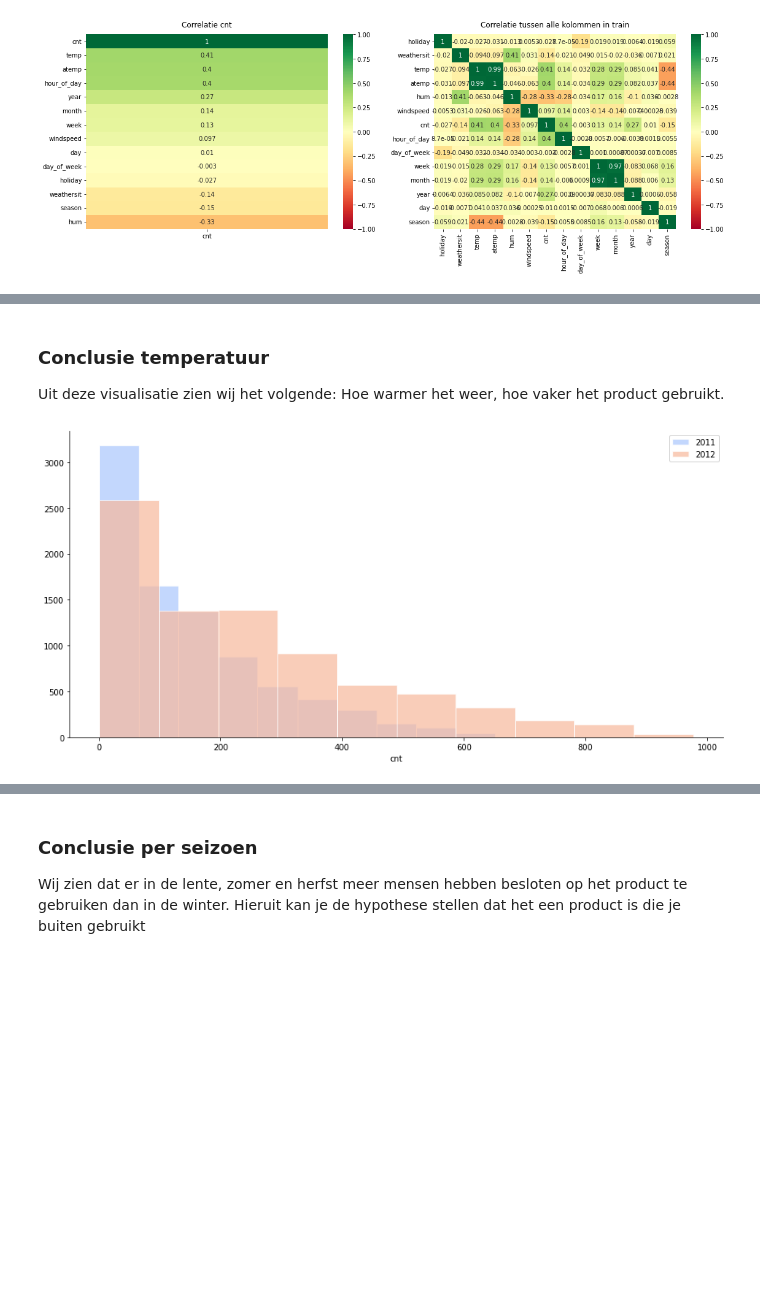
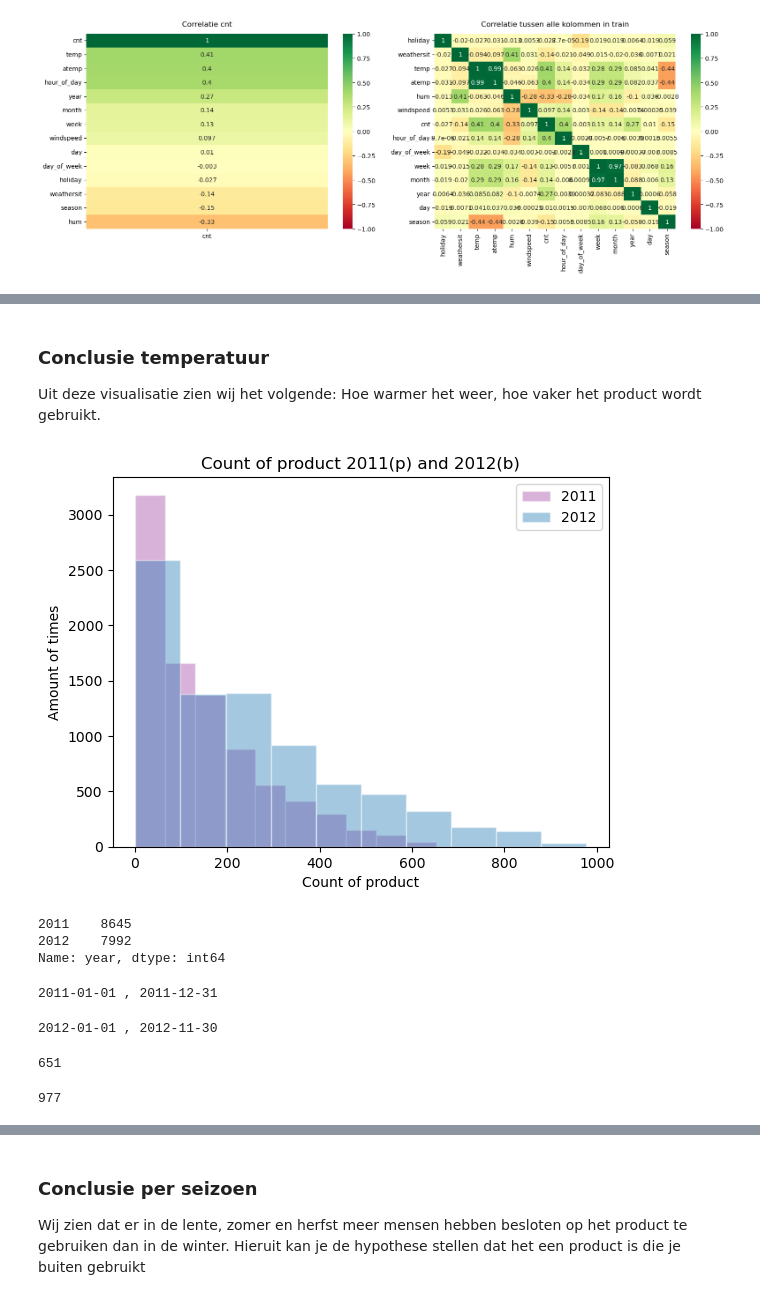
Before and after one commit to NimaGhafar/machine_learning_deurwaardes, a Jupyter notebook: Heethoofd_Portfolio.ipynb, the cells around one changed output, grey strips where cells are left out. Saved outputs shown, nothing was run; the diff lists cells and outputs as text; code cells hidden in the pictures; blank space fills up the shorter version.

```diff
--- a/Heethoofd_Portfolio.ipynb
+++ b/Heethoofd_Portfolio.ipynb
@@ -346,12 +348,38 @@ plt.show()
 # %% [markdown]
 ### Conclusie temperatuur
-Uit deze visualisatie zien wij het volgende: Hoe warmer het weer, hoe vaker het product gebruikt.
+Uit deze visualisatie zien wij het volgende: Hoe warmer het weer, hoe vaker het product wordt gebruikt.
-# %%
-import seaborn as sns
-
-g=sns.FacetGrid(train, hue='year', palette='coolwarm',height=6,aspect=2)
-g=g.map(plt.hist,'cnt',alpha=0.7, edgecolor='w')
-plt.legend()
-plt.show()
-# %% [output]
-[figure, removed]
+# %%
+train2011 = train[train["year"] == 2011]
+train2012 = train[train["year"] == 2012]
+
+plt.hist(train2011["cnt"], alpha = 0.3, color = "purple", edgecolor = 'w', label= '2011')
+plt.hist(train2012["cnt"], alpha = 0.4, edgecolor = 'w', label = '2012')
+plt.xlabel("Count of product")
+plt.ylabel("Amount of times")
+plt.title("Count of product 2011(p) and 2012(b)")
+plt.legend()
+plt.show()
+# %% [output]
+[figure, added]
+# %%
+train["year"].value_counts()
+# %% [output]
+2011    8645
+2012    7992
+Name: year, dtype: int64
+# %%
+print(train2011["datum"].min(), ",", train2011["datum"].max())
+# %% [output]
+2011-01-01 , 2011-12-31
+# %%
+print(train2012["datum"].min(), ",", train2012["datum"].max())
+# %% [output]
+2012-01-01 , 2012-11-30
+# %%
+print(train2011["cnt"].max())
+# %% [output]
+651
+# %%
+print(train2012["cnt"].max())
+# %% [output]
+977
```
Also changed, not shown: parts of 34 cells of this notebook.
